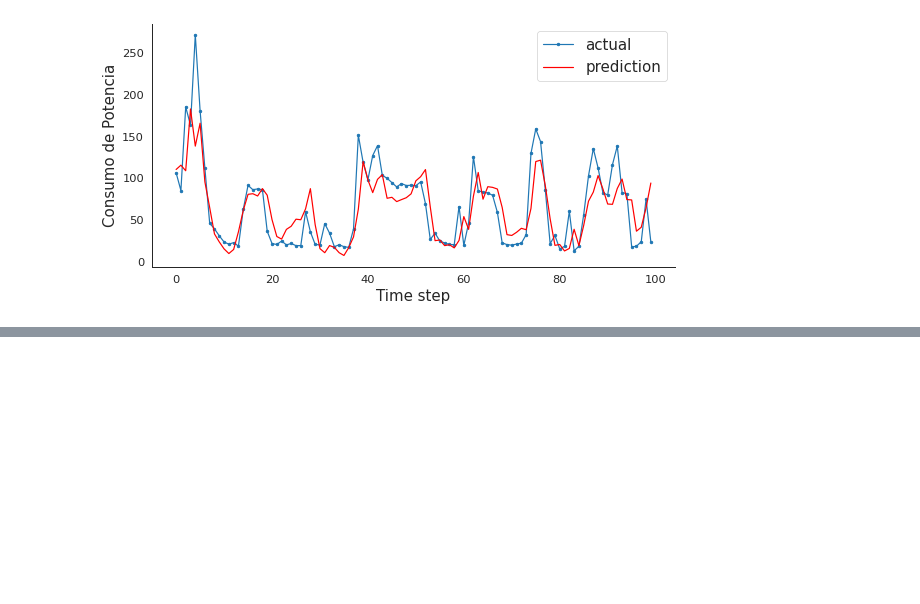
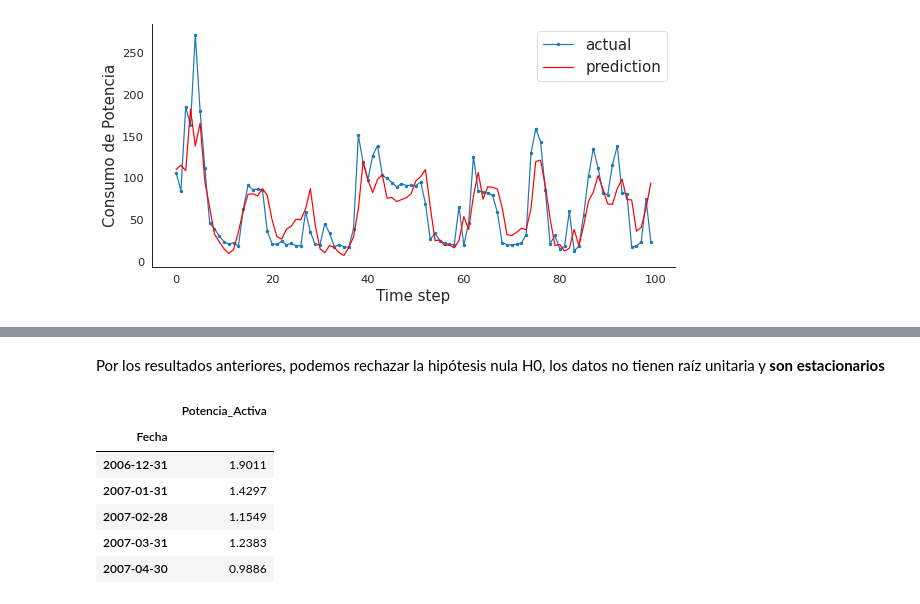
Before and after one commit to XLDiaz/MLearning_HEConsumption, a Jupyter notebook: HEConsumption_Forecasting_Models.ipynb, the cells around one changed output, grey strips where cells are left out. Drawn from its saved outputs; the diff is of its cells as text; code cells hidden in the pictures; blank space fills up the shorter version.

```diff
--- a/HEConsumption_Forecasting_Models.ipynb
+++ b/HEConsumption_Forecasting_Models.ipynb
@@ -213,0 +282,13 @@ plt.show();
+# %% [markdown]
+Por los resultados anteriores, podemos rechazar la hipótesis nula H0, los datos no tienen raíz unitaria y **son estacionarios**
+# %%
+df2 = df.resample('M').mean()
+df2.head()
+# %% [output]
+|  | Potencia_Activa |
+| Fecha |  |
+| 2006-12-31 | 1.9011 |
+| 2007-01-31 | 1.4297 |
+| 2007-02-28 | 1.1549 |
+| 2007-03-31 | 1.2383 |
+| 2007-04-30 | 0.9886 |
```
Also changed, not shown: parts of 11 cells of this notebook.
